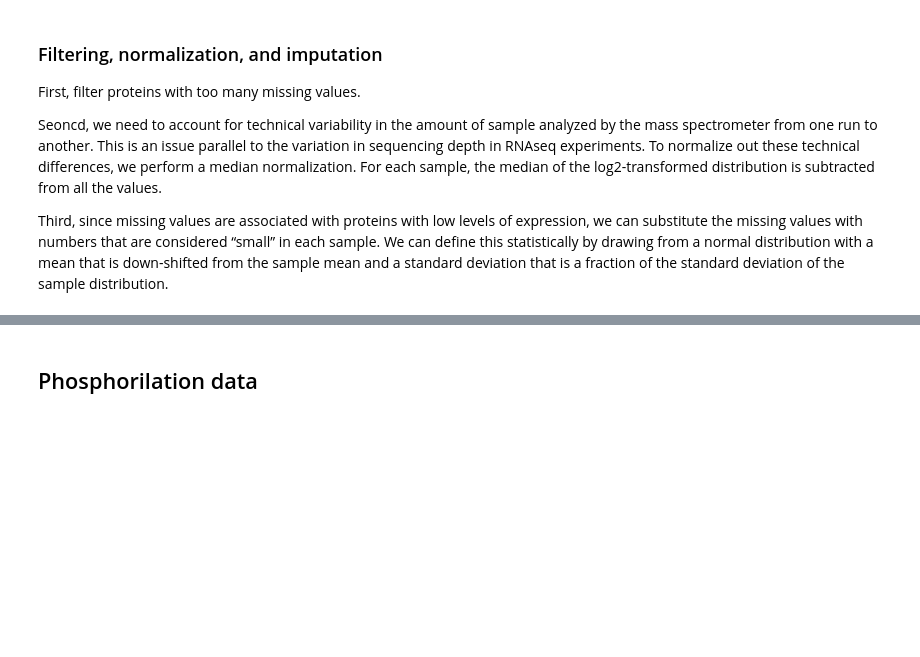
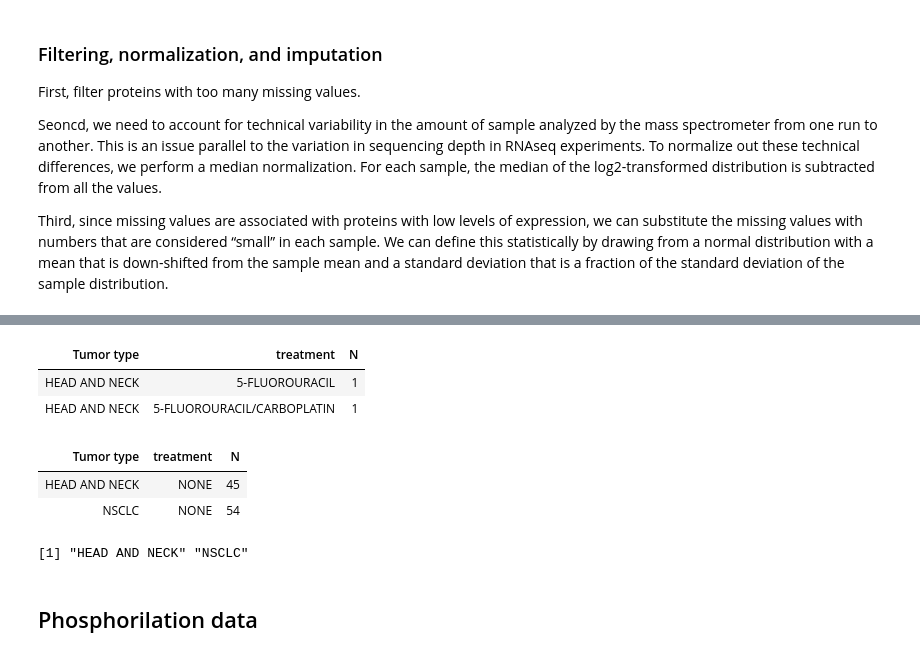
Before and after one commit to liorbey/lumin-workstation-materials, a Jupyter notebook: proteomics_data.ipynb, the cells around one changed output, grey strips where cells are left out. Drawn from its saved outputs; the diff is of its cells as text; code cells hidden in the pictures; blank space fills up the shorter version.

```diff
--- a/proteomics_data.ipynb
+++ b/proteomics_data.ipynb
@@ -214,3 +229,22 @@ head(int_norm, 2)
+# %%
+ct_sum <- clin_treat %>%
+    group_by(`Tumor type`, treatment) %>%
+    summarise(N = n_distinct(Model), .groups = 'drop')
+head(ct_sum, 2)
+# %% [output]
+| Tumor type | treatment | N |
+| HEAD AND NECK | 5-FLUOROURACIL | 1 |
+| HEAD AND NECK | 5-FLUOROURACIL/CARBOPLATIN | 1 |
+# %%
+ct_sum[ct_sum$treatment=='NONE',]
+# %% [output]
+| Tumor type | treatment | N |
+| HEAD AND NECK | NONE | 45 |
+| NSCLC | NONE | 54 |
+# %%
+unique(clin_treat$`Tumor type`)
+# %% [output]
+[1] "HEAD AND NECK" "NSCLC"
 # %% [markdown]
 ## Phosphorilation data
 # %%
```
Also changed, not shown: parts of 18 cells of this notebook.
